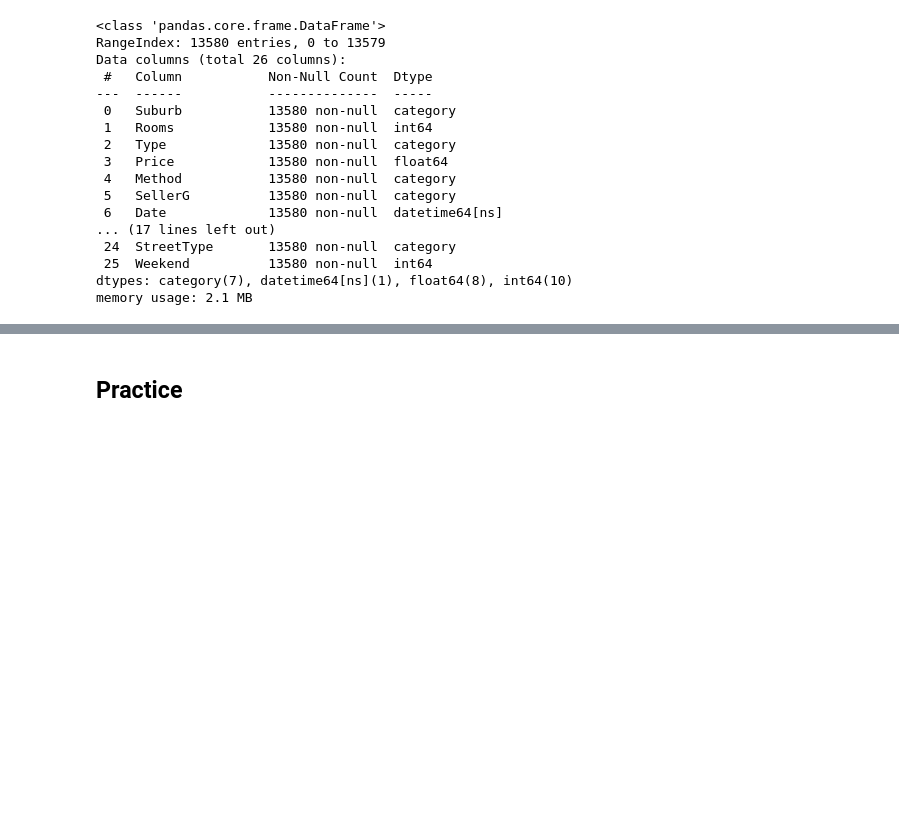
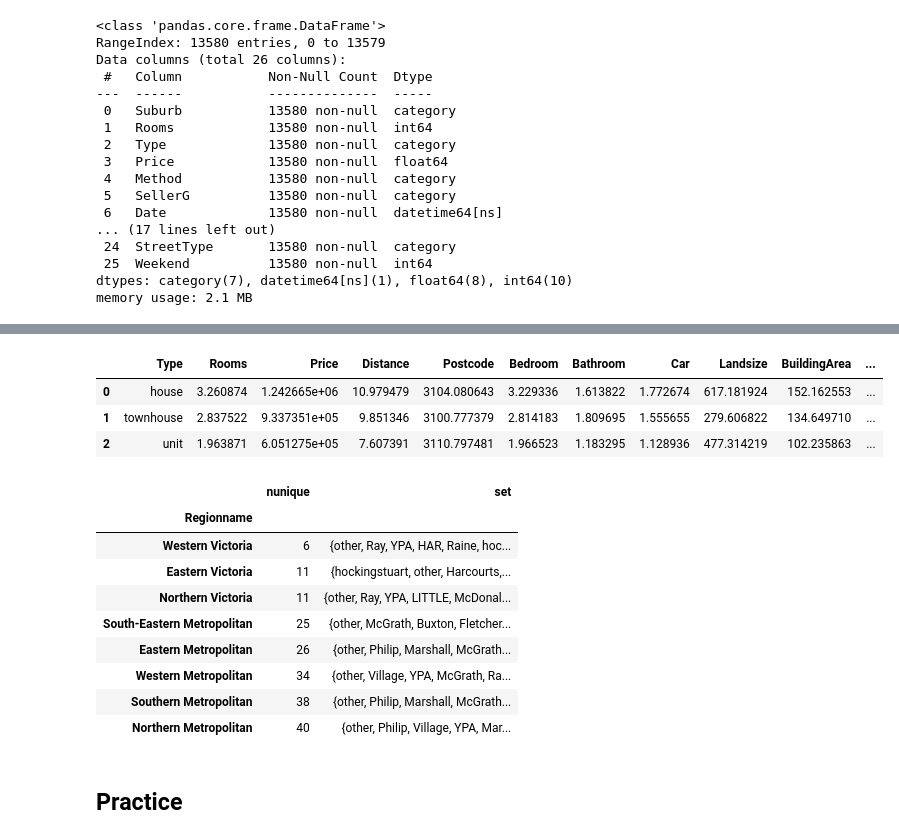
Before and after one commit to YarikKa2/Python_module_12, a Jupyter notebook: code/python_module_12.ipynb, the cells around one changed output, grey strips where cells are left out. Saved outputs shown, nothing was run; the diff lists cells and outputs as text; code cells hidden in the pictures; blank space fills up the shorter version.

```diff
--- a/code/python_module_12.ipynb
+++ b/code/python_module_12.ipynb
@@ -51,3 +92,35 @@ memory usage: 2.1 MB
+# %%
+# группировка groupby
+
+display(melb_data.groupby(by='Type', as_index=False,  observed=False).mean(numeric_only=True))
+
+# Давайте сравним средние цены на объекты в зависимости от их типа:
+melb_data.groupby('Type',  observed=False)['Price'].mean()
+
+# Теперь давайте выясним, какие регионы (Regionname) наиболее удалены от центра Мельбурна.
+melb_data.groupby('Regionname',  observed=False)['Distance'].min().sort_values(ascending=False)
+
+# Чтобы рассчитать несколько агрегирующих методов, можно воспользоваться методом agg(), который принимает список строк с названиями агрегаций.
+melb_data.groupby('MonthSale')['Price'].agg('describe').sort_values(by='count', ascending=True) # agg('describe') выведет ['count', 'mean', 'std', 'min', '25%', '50%', '75%', 'max']
+melb_data.groupby('MonthSale')['Price'].agg(['count', 'mean', 'max']).sort_values(by='count', ascending=True)
+
+# Мы можем вычислить число уникальных риелторских компаний в зависимости от региона, чтобы понять, в каких регионах конкуренция на рынке недвижимости меньше.
+melb_data.groupby('Regionname')['SellerG'].agg(['nunique', set]).sort_values(by='nunique')
+# %% [output]
+|  | Type | Rooms | Price | Distance | Postcode | Bedroom | Bathroom | Car | Landsize | BuildingArea | ... |
+| 0 | house | 3.260874 | 1.242665e+06 | 10.979479 | 3104.080643 | 3.229336 | 1.613822 | 1.772674 | 617.181924 | 152.162553 | ... |
+| 1 | townhouse | 2.837522 | 9.337351e+05 | 9.851346 | 3100.777379 | 2.814183 | 1.809695 | 1.555655 | 279.606822 | 134.649710 | ... |
+| 2 | unit | 1.963871 | 6.051275e+05 | 7.607391 | 3110.797481 | 1.966523 | 1.183295 | 1.128936 | 477.314219 | 102.235863 | ... |
+|  | nunique | set |
+| Regionname |  |  |
+| Western Victoria | 6 | {other, Ray, YPA, HAR, Raine, hoc... |
+| Eastern Victoria | 11 | {hockingstuart, other, Harcourts,... |
+| Northern Victoria | 11 | {other, Ray, YPA, LITTLE, McDonal... |
+| South-Eastern Metropolitan | 25 | {other, McGrath, Buxton, Fletcher... |
+| Eastern Metropolitan | 26 | {other, Philip, Marshall, McGrath... |
+| Western Metropolitan | 34 | {other, Village, YPA, McGrath, Ra... |
+| Southern Metropolitan | 38 | {other, Philip, Marshall, McGrath... |
+| Northern Metropolitan | 40 | {other, Philip, Village, YPA, Mar... |
 # %% [markdown]
 ## Practice
 # %%
```
Also changed, not shown: parts of 7 cells of this notebook.
